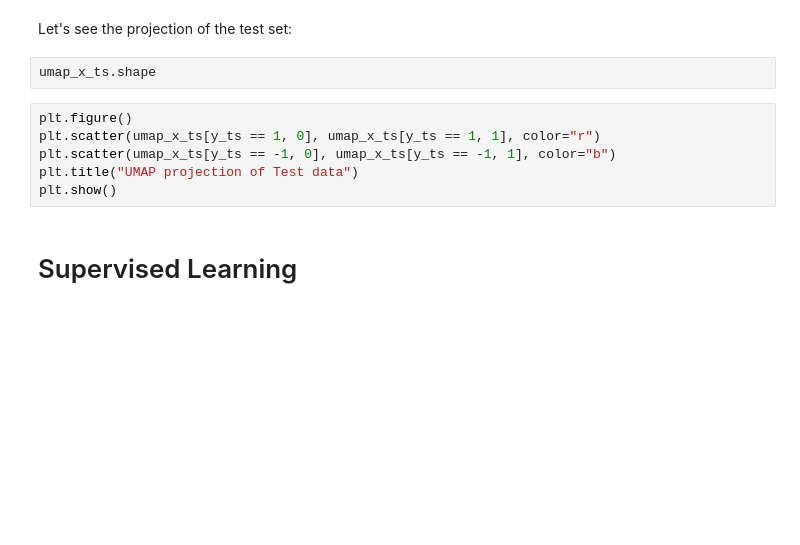
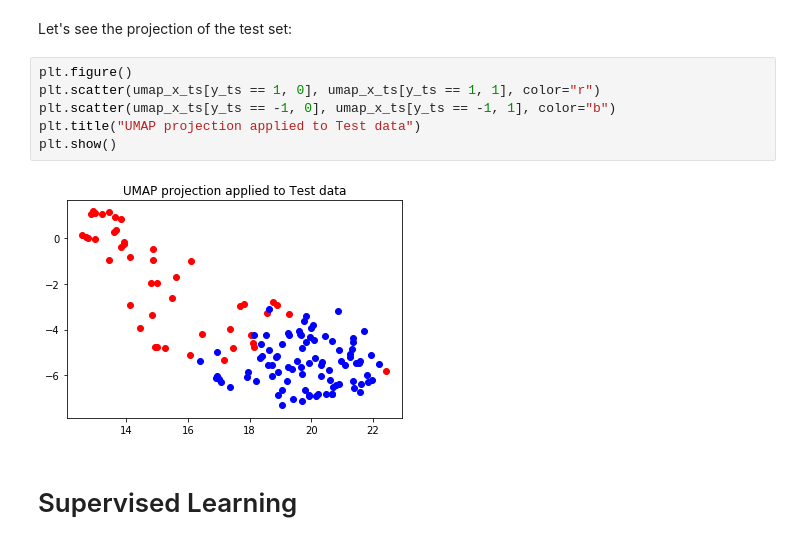
Before and after one commit to mchierici/wv2018, a Jupyter notebook: machine-learning-hands-on2018-chierici.ipynb, the cells around one changed output. Saved outputs shown, nothing was run; the diff lists cells and outputs as text; blank space fills up the shorter version.

```diff
--- a/machine-learning-hands-on2018-chierici.ipynb
+++ b/machine-learning-hands-on2018-chierici.ipynb
@@ -191,13 +304,13 @@ plt.show()
 # %% [markdown]
 Let's see the projection of the test set:
-# %%
-umap_x_ts.shape
 # %%
 plt.figure()
 plt.scatter(umap_x_ts[y_ts == 1, 0], umap_x_ts[y_ts == 1, 1], color="r")
 plt.scatter(umap_x_ts[y_ts == -1, 0], umap_x_ts[y_ts == -1, 1], color="b")
-plt.title("UMAP projection of Test data")
+plt.title("UMAP projection applied to Test data")
 plt.show()
+# %% [output]
+[figure, added]
 # %% [markdown]
 # Supervised Learning
 # %% [markdown]
```
Also changed, not shown: parts of 16 cells of this notebook.
